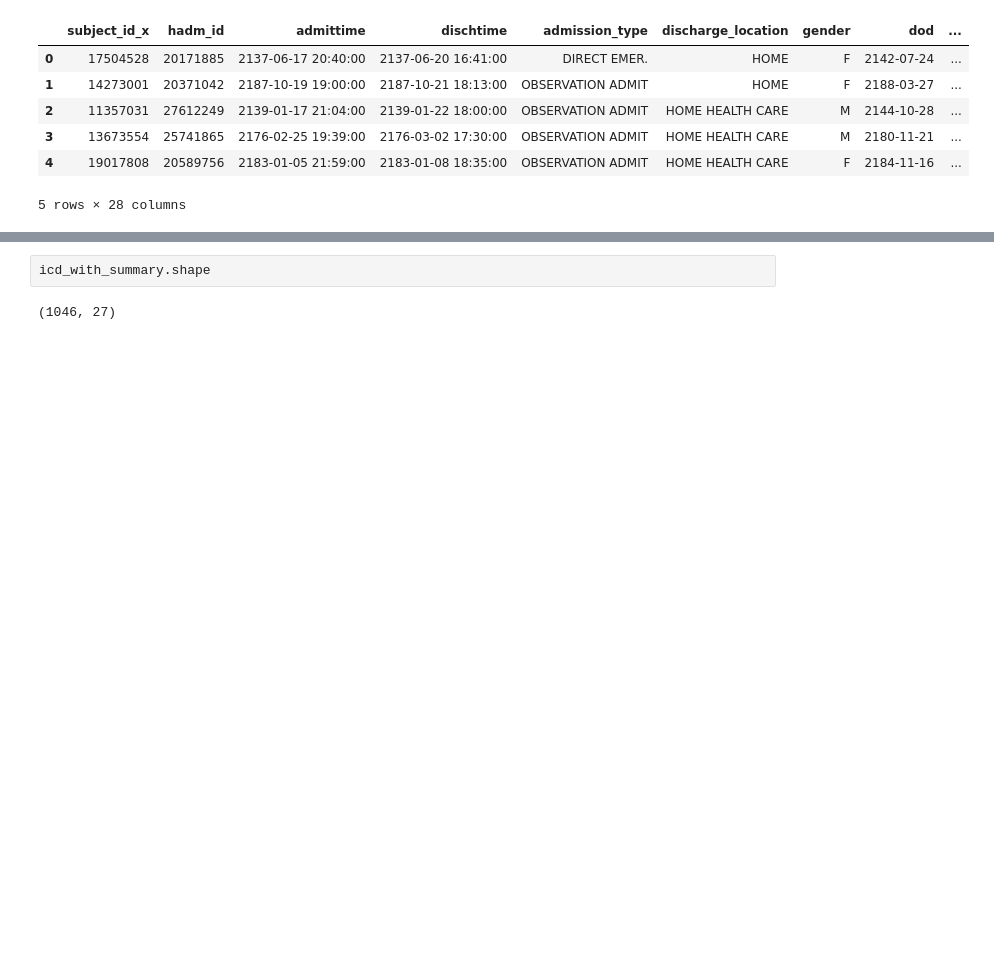
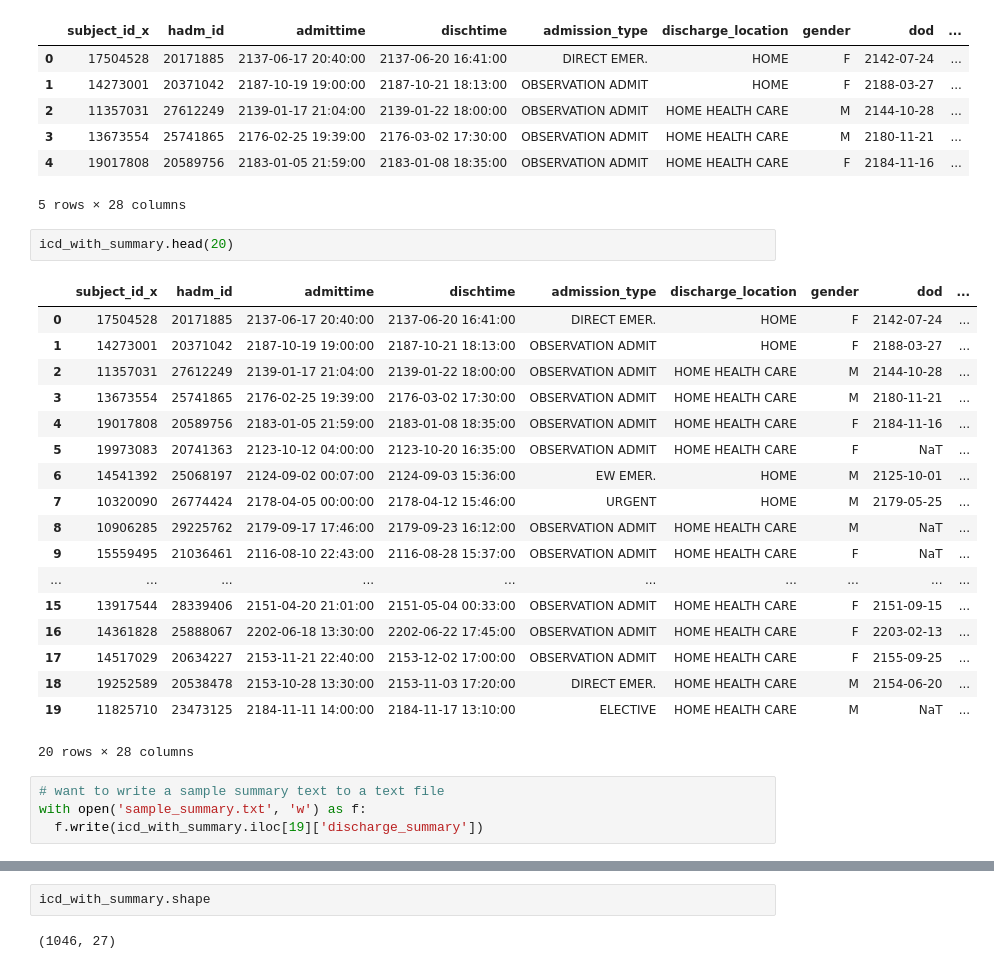
Before and after one commit to bfdykstra/icd-10-coding, a Jupyter notebook: server/notebooks/build_summary_train_embeddings.ipynb, the cells around one changed output, grey strips where cells are left out. Cells and saved outputs as stored; diff of their text form; blank space fills up the shorter version.

```diff
--- a/server/notebooks/build_summary_train_embeddings.ipynb
+++ b/server/notebooks/build_summary_train_embeddings.ipynb
@@ -12,3 +12,28 @@ icd_with_summary.head()
 | 3 | 13673554 | 25741865 | 2176-02-25 19:39:00 | 2176-03-02 17:30:00 | OBSERVATION ADMIT | HOME HEALTH CARE | M | 2180-11-21 | ... |
 | 4 | 19017808 | 20589756 | 2183-01-05 21:59:00 | 2183-01-08 18:35:00 | OBSERVATION ADMIT | HOME HEALTH CARE | F | 2184-11-16 | ... |
 5 rows × 28 columns
+# %%
+icd_with_summary.head(20)
+# %% [output]
+|  | subject_id_x | hadm_id | admittime | dischtime | admission_type | discharge_location | gender | dod | ... |
+| 0 | 17504528 | 20171885 | 2137-06-17 20:40:00 | 2137-06-20 16:41:00 | DIRECT EMER. | HOME | F | 2142-07-24 | ... |
+| 1 | 14273001 | 20371042 | 2187-10-19 19:00:00 | 2187-10-21 18:13:00 | OBSERVATION ADMIT | HOME | F | 2188-03-27 | ... |
+| 2 | 11357031 | 27612249 | 2139-01-17 21:04:00 | 2139-01-22 18:00:00 | OBSERVATION ADMIT | HOME HEALTH CARE | M | 2144-10-28 | ... |
+| 3 | 13673554 | 25741865 | 2176-02-25 19:39:00 | 2176-03-02 17:30:00 | OBSERVATION ADMIT | HOME HEALTH CARE | M | 2180-11-21 | ... |
+| 4 | 19017808 | 20589756 | 2183-01-05 21:59:00 | 2183-01-08 18:35:00 | OBSERVATION ADMIT | HOME HEALTH CARE | F | 2184-11-16 | ... |
+| 5 | 19973083 | 20741363 | 2123-10-12 04:00:00 | 2123-10-20 16:35:00 | OBSERVATION ADMIT | HOME HEALTH CARE | F | NaT | ... |
+| 6 | 14541392 | 25068197 | 2124-09-02 00:07:00 | 2124-09-03 15:36:00 | EW EMER. | HOME | M | 2125-10-01 | ... |
+| 7 | 10320090 | 26774424 | 2178-04-05 00:00:00 | 2178-04-12 15:46:00 | URGENT | HOME | M | 2179-05-25 | ... |
+| 8 | 10906285 | 29225762 | 2179-09-17 17:46:00 | 2179-09-23 16:12:00 | OBSERVATION ADMIT | HOME HEALTH CARE | M | NaT | ... |
+| 9 | 15559495 | 21036461 | 2116-08-10 22:43:00 | 2116-08-28 15:37:00 | OBSERVATION ADMIT | HOME HEALTH CARE | F | NaT | ... |
+| ... | ... | ... | ... | ... | ... | ... | ... | ... | ... |
+| 15 | 13917544 | 28339406 | 2151-04-20 21:01:00 | 2151-05-04 00:33:00 | OBSERVATION ADMIT | HOME HEALTH CARE | F | 2151-09-15 | ... |
+| 16 | 14361828 | 25888067 | 2202-06-18 13:30:00 | 2202-06-22 17:45:00 | OBSERVATION ADMIT | HOME HEALTH CARE | F | 2203-02-13 | ... |
+| 17 | 14517029 | 20634227 | 2153-11-21 22:40:00 | 2153-12-02 17:00:00 | OBSERVATION ADMIT | HOME HEALTH CARE | F | 2155-09-25 | ... |
+| 18 | 19252589 | 20538478 | 2153-10-28 13:30:00 | 2153-11-03 17:20:00 | DIRECT EMER. | HOME HEALTH CARE | M | 2154-06-20 | ... |
+| 19 | 11825710 | 23473125 | 2184-11-11 14:00:00 | 2184-11-17 13:10:00 | ELECTIVE | HOME HEALTH CARE | M | NaT | ... |
+20 rows × 28 columns
+# %%
+# want to write a sample summary text to a text file
+with open('sample_summary.txt', 'w') as f:
+  f.write(icd_with_summary.iloc[19]['discharge_summary'])
```
Also changed, not shown: parts of 15 cells of this notebook, 2 other files.
